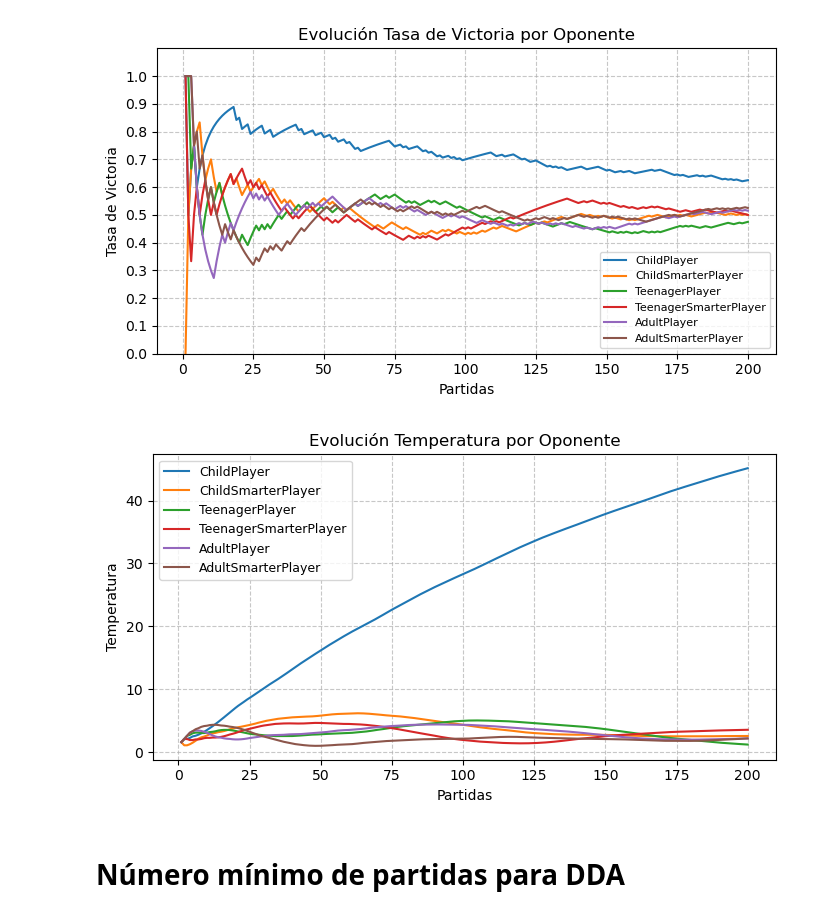
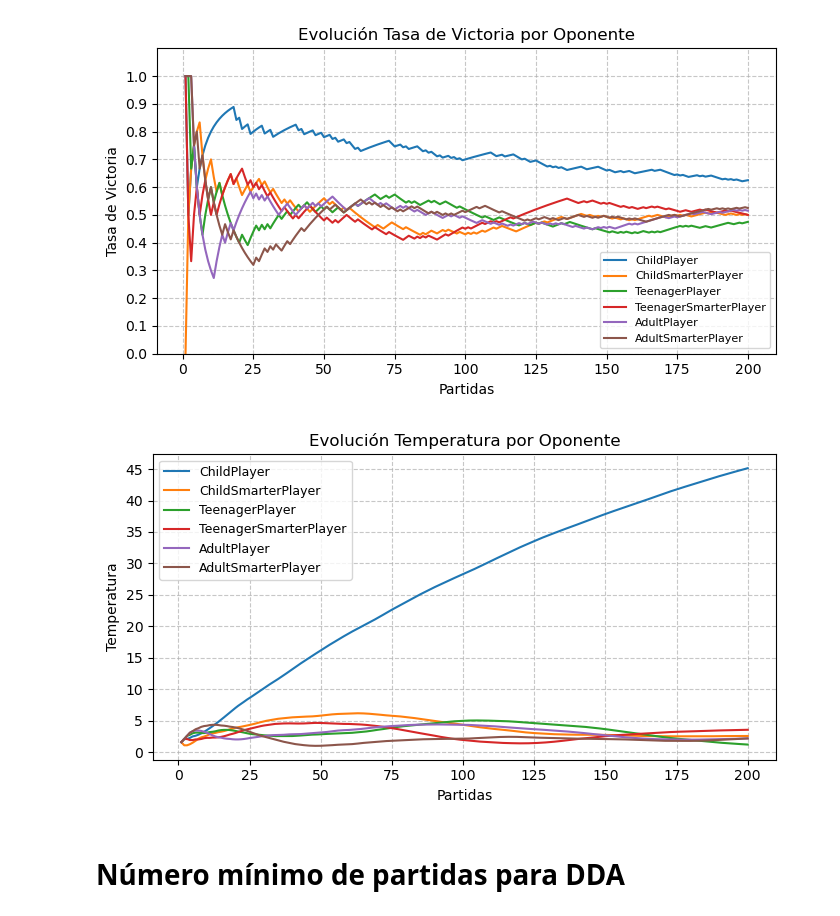
Before and after one commit to afersantos/connect-four-alphazero-dda, a Jupyter notebook: plot_results.ipynb, the cells around one changed output. Drawn from its saved outputs; the diff is of its cells as text; code cells hidden in the pictures.

```diff
--- a/plot_results.ipynb
+++ b/plot_results.ipynb
@@ -68,7 +69,7 @@ num_games
 # %% [output]
 200
 # %%
-for opponent in df['opponent_name'].unique():
+for idx, opponent in enumerate(df['opponent_name'].unique()):
     # Crear figura y primer eje Y
     fig, ax1 = plt.subplots(figsize=(7, 4))
 
@@ -94,7 +95,10 @@ for opponent in df['opponent_name'].unique():
     # Combinar las leyendas de ambos ejes
     lines = [line1, line2]
     labels = [line.get_label() for line in lines]
-    ax1.legend(lines, labels, loc="lower right", bbox_to_anchor=(0.9, 0))
+    if idx > 2:
+        ax1.legend(lines, labels, loc="upper right")
+    else:
+        ax1.legend(lines, labels, loc="lower right", bbox_to_anchor=(0.9, 0))
 
     fig.tight_layout()
 
@@ -127,20 +131,19 @@ plt.show()
 # %%
 fig = plt.subplots(figsize=(7, 4))
 
 for opponent in df['opponent_name'].unique():
     plt.plot(list(range(1, num_games+1)), df[df['opponent_name']==opponent]['temperature_dda'], label=opponent)
 
 plt.title("Evolución Temperatura por Oponente")
 plt.xlabel("Partidas")
 plt.ylabel("Temperatura")
-#plt.ylim(0, 1.1)
-#plt.yticks(np.arange(0, 1.1, 0.1))
+plt.gca().yaxis.set_major_locator(MultipleLocator(5))
 plt.grid(True, linestyle='--', alpha=0.7)
 plt.legend(fontsize=9, loc="upper left")
 plt.tight_layout()
 plt.show()
 # %% [output]
-[figure, old version]
+[figure, new version]
 # %% [markdown]
 # Número mínimo de partidas para DDA
 # %%
```
Also changed, not shown: parts of 5 cells of this notebook, 1 other file.
